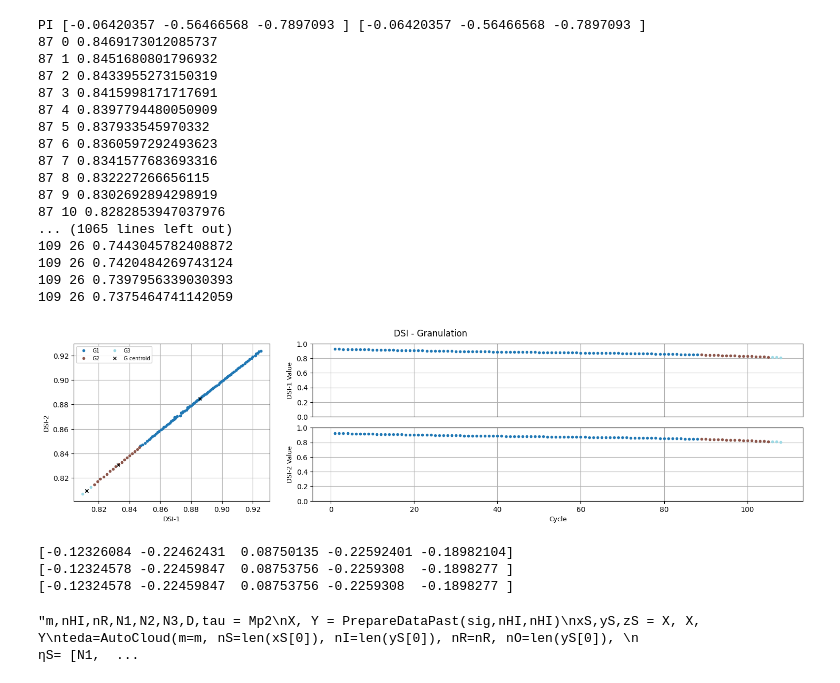
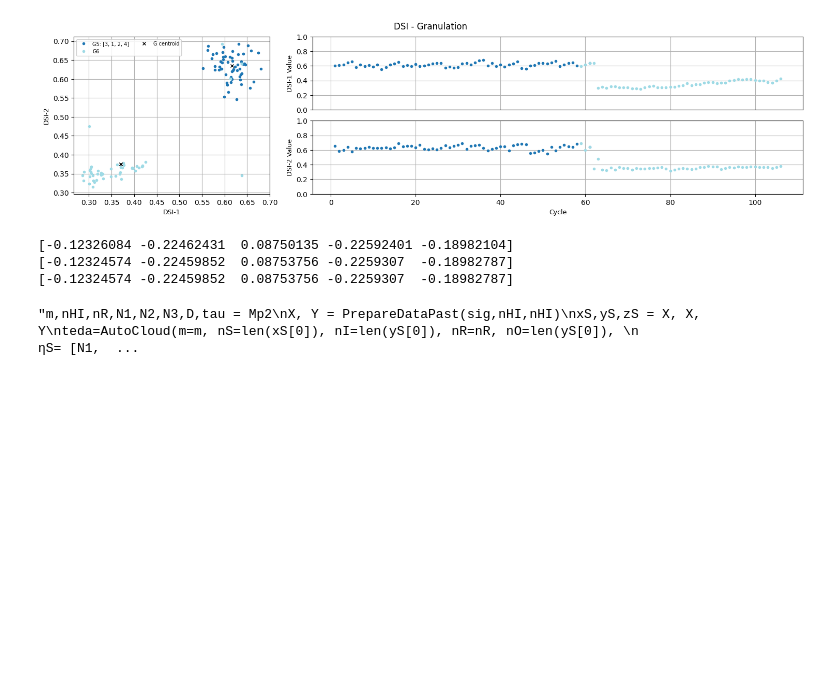
Before and after one commit to cduartes0203/Batteries_Prognostics, a Jupyter notebook: test_AutoCloudPred_R00.ipynb, the cells around one changed output. Cells and saved outputs as stored; diff of their text form; code cells hidden in the pictures; blank space fills up the shorter version.

```diff
--- a/test_AutoCloudPred_R00.ipynb
+++ b/test_AutoCloudPred_R00.ipynb
@@ -185,7 +185,10 @@ class AutoCloud:
 			for i,p in enumerate(params):
 				params_[i].append(p)
 		params = [sum(p)/n for p in params_]'''
-		params = self.c[-2].rnn.ReturnParameters()
+		if len(self.c)>1:
+			params = self.c[-2].rnn.ReturnParameters()
+		if len(self.c)==1:
+			params = self.c[-1].rnn.ReturnParameters()
 		cloud.rnn.ReceiveParameters(params)
 
 	def MergeCloudsRNN(self, c1, c2, c3):
@@ -236,13 +239,13 @@ class AutoCloud:
 		CheckRuls = [True for i in range(3)]
 		PredVals = np.zeros(3)
 
-		if show:
+		while predict:
+			if show:
+				#print(self.k,Ruls[1],PredVals[1])
 				for c in self.c:
-					print('PI',c.rnn.hP[:3],c.rnn.hP2[:3])
+					print('hL2:',c.ID,c.rnn.hL2[-5:])
 
-		while predict:
 			cont = 0
-
 			ws = self.alfa/np.sum(self.alfa)
 
 			Pred = [w*c.rnn.PredictIntr(xP,xL,xU,self.ep) for w,c in zip(ws,self.c)]
@@ -251,8 +254,6 @@ class AutoCloud:
 			PredVals = sum(Pred)
 			yL,yP,yU = PredVals
 
-			if show:
-				print(self.k,Ruls[1],PredVals[1])
 
 			#print(PredVals, Ruls)
 			#print(xP[-3:])
@@ -278,6 +279,9 @@ class AutoCloud:
 			if cont == 3:
 				break
 
+
+		#if show:
+		#	print(self.k,Ruls[1],PredVals[1])
 
 		for cloud in self.c:
 			cloud.rnn.Restore()
@@ -515,53 +519,32 @@ class AutoCloud:
 # %%
 params =  {'nI': 11, 'nR': 49, 'nO': 27, 'N1': 0.1, 'N2': 0.0001, 'N3': 0.001, 'τ': 23, 'mode': 'ahead', 'act': 'tanh'}
 nI,nR,nO,N1,N2,N3,τ,mode,act= list(params.values())
 
 X, Y = PrepareData(HI['PC1'].values,nI,nO,mode)
-X, Z = PrepareData(sig,nI,nO,mode)
+#X, Z = PrepareData(sig,nI,nO,mode)
 Y, Z = PrepareData(sig,nI,nO,mode)
 #X, Y = dsi, dsi
-#X = []
+X = []
 
-#for i in range(len(RS)-1):
-#   X.append(RS.iloc[i:i+3,:].values.flatten())
-#X = X[-len(Y):-2]
-teda=AutoCloud(m=1.75,nI=nI,nR=nR,nO=nO,ηS=[N1,N2,N3],
+for i in range(len(RS)-1):
+   X.append(RS.iloc[i:i+2,:].values.flatten())
+X = X[-len(Y):-2]
+teda=AutoCloud(m=1.7,nI=nI,nR=nR,nO=nO,ηS=[N1,N2,N3],
                mode=mode,tau=τ,eol=0.75)
 teda.ref = len(sig) - nI
 for j,_ in enumerate(X[:]):
     teda.run(X[j])
     #print(j,teda.alfa)
 
     #teda.RULSingle(Y[j])
-    if j <85:
-        teda.RULInterv(Y[j])
-    else:
-        teda.RULInterv(Y[j],show=True)
+    teda.RULInterv(Y[j])
     teda.Adapt(Y[j],Z[j])
-
 
 plot_DSI2(teda,ftrs=2,title='DSI - Granulation',ncol=2,mergeID=True)
 PlotSeriesPLY(ySeries=[teda.rulR,teda.rulP,teda.rulL,teda.rulU],
-              names = ['r','p','L','u'],w=800,h=400)
+              names = ['r','p','L','u'],w=600,h=300)
 # %% [output]
-PI [-0.06420357 -0.56466568 -0.7897093 ] [-0.06420357 -0.56466568 -0.7897093 ]
-87 0 0.8469173012085737
-87 1 0.8451680801796932
-87 2 0.8433955273150319
-87 3 0.8415998171717691
-87 4 0.8397794480050909
-87 5 0.837933545970332
-87 6 0.8360597292493623
-87 7 0.8341577683693316
-87 8 0.832227266656115
-87 9 0.8302692894298919
-87 10 0.8282853947037976
-... (1065 lines left out)
-109 26 0.7443045782408872
-109 26 0.7420484269743124
-109 26 0.7397956339030393
-109 26 0.7375464741142059
-[figure, old version]
+[figure, new version]
 # %%
 rnn2 = RTLO(nI,nR,nO)
 print(rnn2.wR[0][:5])
@@ -573,8 +556,8 @@ print(teda.c[-1].rnn.wR[0][:5])
 print(rnn2.wR[0][:5])
 # %% [output]
 [-0.12326084 -0.22462431  0.08750135 -0.22592401 -0.18982104]
-[-0.12324578 -0.22459847  0.08753756 -0.2259308  -0.1898277 ]
-[-0.12324578 -0.22459847  0.08753756 -0.2259308  -0.1898277 ]
+[-0.12324574 -0.22459852  0.08753756 -0.2259307  -0.18982787]
+[-0.12324574 -0.22459852  0.08753756 -0.2259307  -0.18982787]
 # %%
 '''m,nHI,nR,N1,N2,N3,D,tau = Mp2
 X, Y = PrepareDataPast(sig,nHI,nHI)
```
Also changed, not shown: 2 other files.
